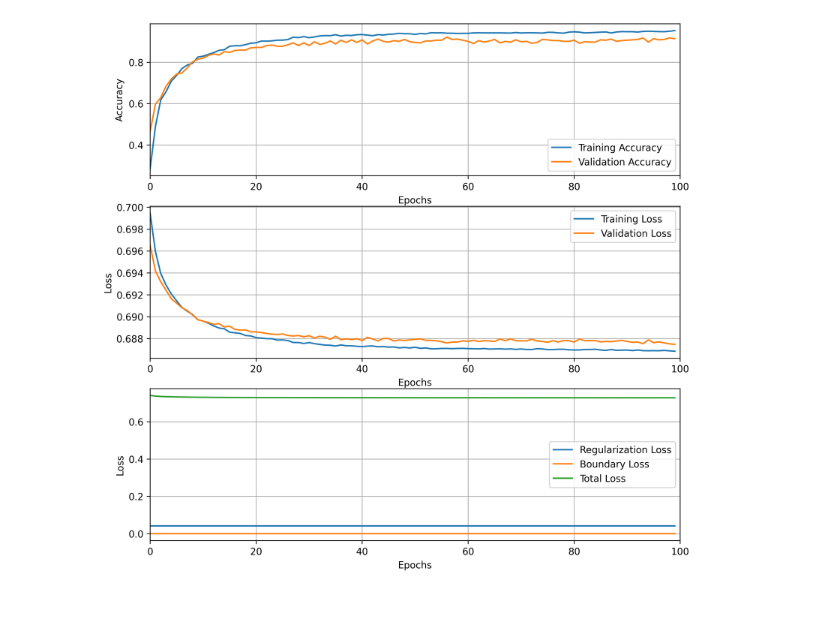
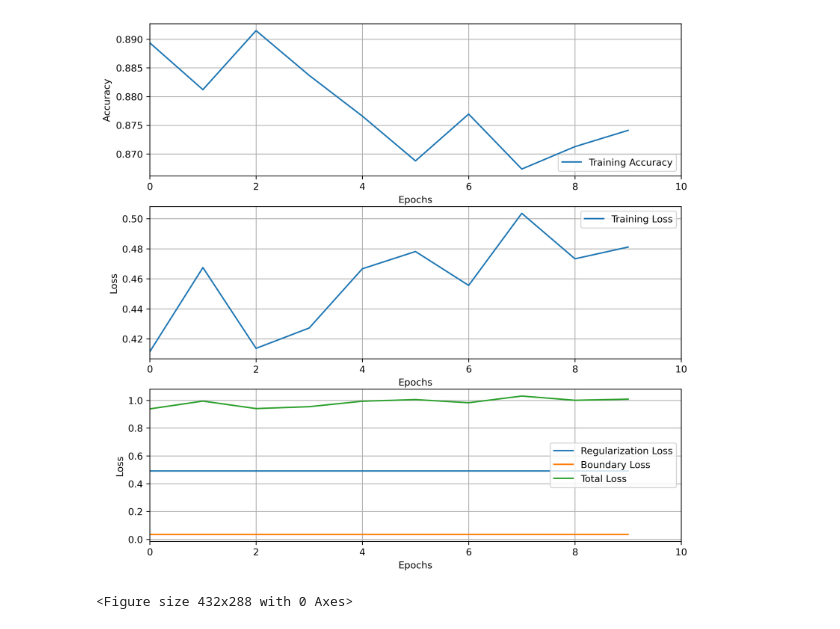
Before and after one commit to wsarachai/Orchid2019, a Jupyter notebook: Graph.ipynb, the cells around one changed output. Drawn from its saved outputs; the diff is of its cells as text; code cells hidden in the pictures.

```diff
--- a/Graph.ipynb
+++ b/Graph.ipynb
@@ -9 +10,10 @@ history = load(open(file_to_load, 'rb'))
+# %%
+file='/Users/watcharinsarachai/Documents/_trained_models/orchids2019/mobilenet_v2_140_stn_v15/07-07-2021-history-pretrain2'
+file_to_load = "{}.pack".format(file)
+file_to_save = "{}.png".format(file)
+workspace_path = os.environ["WORKSPACE"] if "WORKSPACE" in os.environ else "/Volumes/Data/tmp"
+history_file = os.path.join(workspace_path, "orchids-models", "orchids2019", "mobilenet_v2_140_stn_v15", file_to_load)
+output_file = os.path.join(workspace_path, "orchids-models", "orchids2019", "mobilenet_v2_140_stn_v15", file_to_save)
+# %%
+history = load(open(history_file, "rb"))
 # %%
@@ -19,27 +27,34 @@ epochs_range = range(num_of_data)
 # %%
 fig, axs = plt.subplots(3, 1, figsize=(10, 10), dpi=300)
 
-axs[0].plot(epochs_range, accuracy, label='Training Accuracy')
-axs[0].plot(epochs_range, validation_accuracy, label='Validation Accuracy')
+axs[0].plot(epochs_range, accuracy, label="Training Accuracy")
+# axs[0].plot(epochs_range, validation_accuracy, label="Validation Accuracy")
 axs[0].set_xlim(0, num_of_data)
-axs[0].set_xlabel('Epochs')
-axs[0].set_ylabel('Accuracy')
-axs[0].legend(loc='lower right')
+axs[0].set_xlabel("Epochs")
+axs[0].set_ylabel("Accuracy")
+axs[0].legend(loc="lower right")
 axs[0].grid(True)
-axs[1].plot(epochs_range, train_loss, label='Training Loss')
-axs[1].plot(epochs_range, validation_loss, label='Validation Loss')
+
+axs[1].plot(epochs_range, train_loss, label="Training Loss")
+# axs[1].plot(epochs_range, validation_loss, label="Validation Loss")
 axs[1].set_xlim(0, num_of_data)
-axs[1].set_xlabel('Epochs')
-axs[1].set_ylabel('Loss')
-axs[1].legend(loc='upper right')
+axs[1].set_xlabel("Epochs")
+axs[1].set_ylabel("Loss")
+axs[1].legend(loc="upper right")
 axs[1].grid(True)
-axs[2].plot(epochs_range, regularization_loss, label='Regularization Loss')
-axs[2].plot(epochs_range, boundary_loss, label='Boundary Loss')
-axs[2].plot(epochs_range, total_loss, label='Total Loss')
+
+axs[2].plot(epochs_range, regularization_loss, label="Regularization Loss")
+axs[2].plot(epochs_range, boundary_loss, label="Boundary Loss")
+axs[2].plot(epochs_range, total_loss, label="Total Loss")
 axs[2].set_xlim(0, num_of_data)
-axs[2].set_xlabel('Epochs')
-axs[2].set_ylabel('Loss')
-axs[2].legend(loc='center right')
+axs[2].set_xlabel("Epochs")
+axs[2].set_ylabel("Loss")
+axs[2].legend(loc="center right")
 axs[2].grid(True)
 # %% [output]
-[figure, old version]
+[figure, new version]
+# %%
+fig.tight_layout()
+plt.savefig(output_file)
+# %% [output]
+<Figure size 432x288 with 0 Axes>
```
Also changed, not shown: parts of 3 cells of this notebook, 5 other files.
